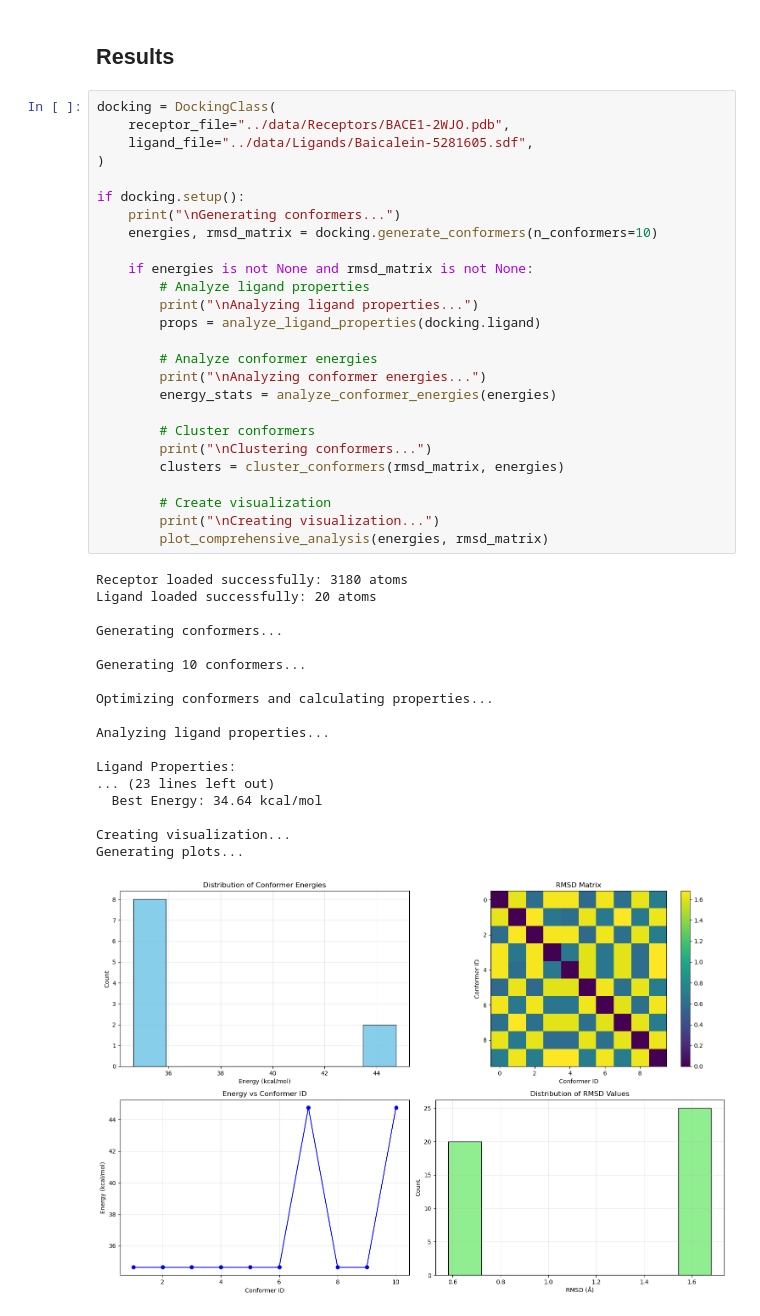
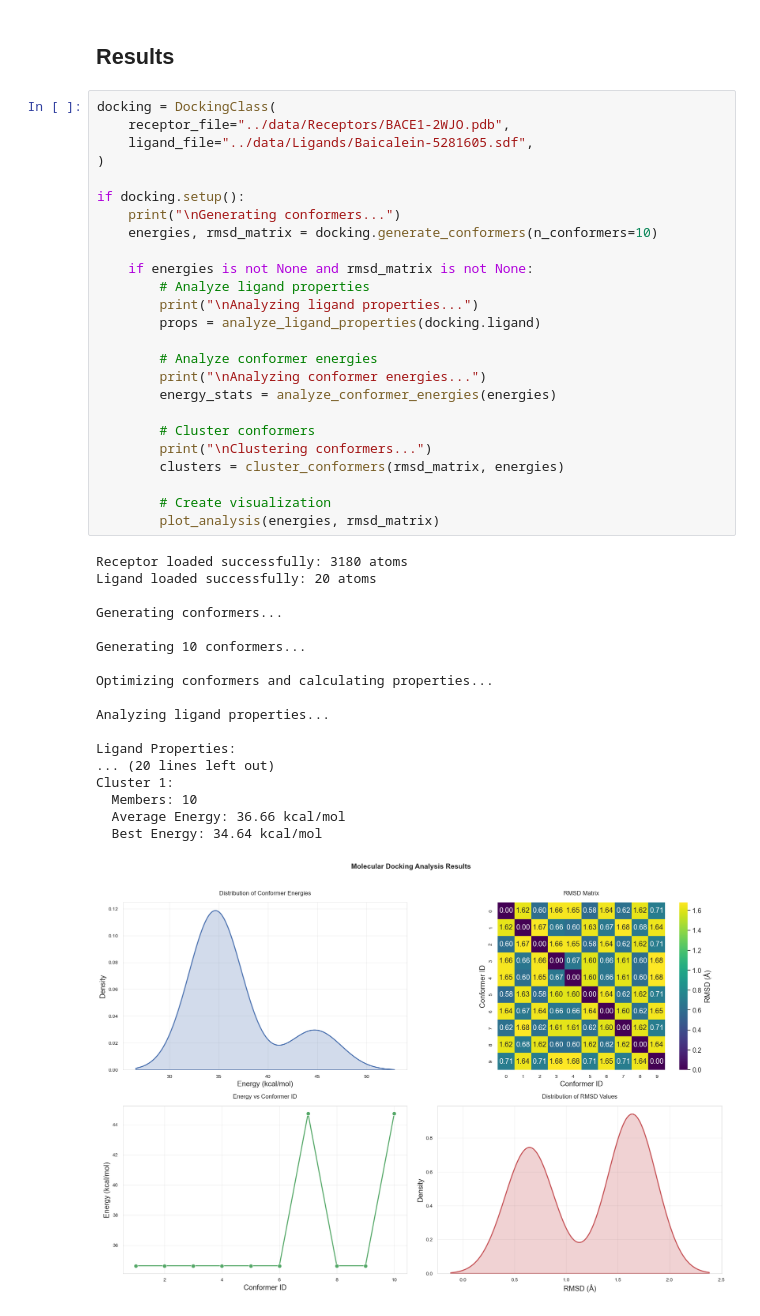
Before and after one commit to albipuliga/molecular-docking-hpc, a Jupyter notebook: src/docking.ipynb, the cells around one changed output. Cells and saved outputs as stored; diff of their text form.

Commit message:
feat: moved to seaborn plots

```diff
--- a/src/docking.ipynb
+++ b/src/docking.ipynb
@@ -201,37 +262,36 @@ if docking.setup():
     energies, rmsd_matrix = docking.generate_conformers(n_conformers=10)
 
     if energies is not None and rmsd_matrix is not None:
         # Analyze ligand properties
         print("\nAnalyzing ligand properties...")
         props = analyze_ligand_properties(docking.ligand)
 
         # Analyze conformer energies
         print("\nAnalyzing conformer energies...")
         energy_stats = analyze_conformer_energies(energies)
 
         # Cluster conformers
         print("\nClustering conformers...")
         clusters = cluster_conformers(rmsd_matrix, energies)
 
         # Create visualization
-        print("\nCreating visualization...")
-        plot_comprehensive_analysis(energies, rmsd_matrix)
+        plot_analysis(energies, rmsd_matrix)
 # %% [output]
 Receptor loaded successfully: 3180 atoms
 Ligand loaded successfully: 20 atoms
 
 Generating conformers...
 
 Generating 10 conformers...
 
 Optimizing conformers and calculating properties...
 
 Analyzing ligand properties...
 
 Ligand Properties:
-... (23 lines left out)
+... (20 lines left out)
+Cluster 1:
+  Members: 10
+  Average Energy: 36.66 kcal/mol
   Best Energy: 34.64 kcal/mol
-
-Creating visualization...
-Generating plots...
-[figure, old version]
+[figure, new version]
```
Also changed, not shown: parts of 4 cells of this notebook.
